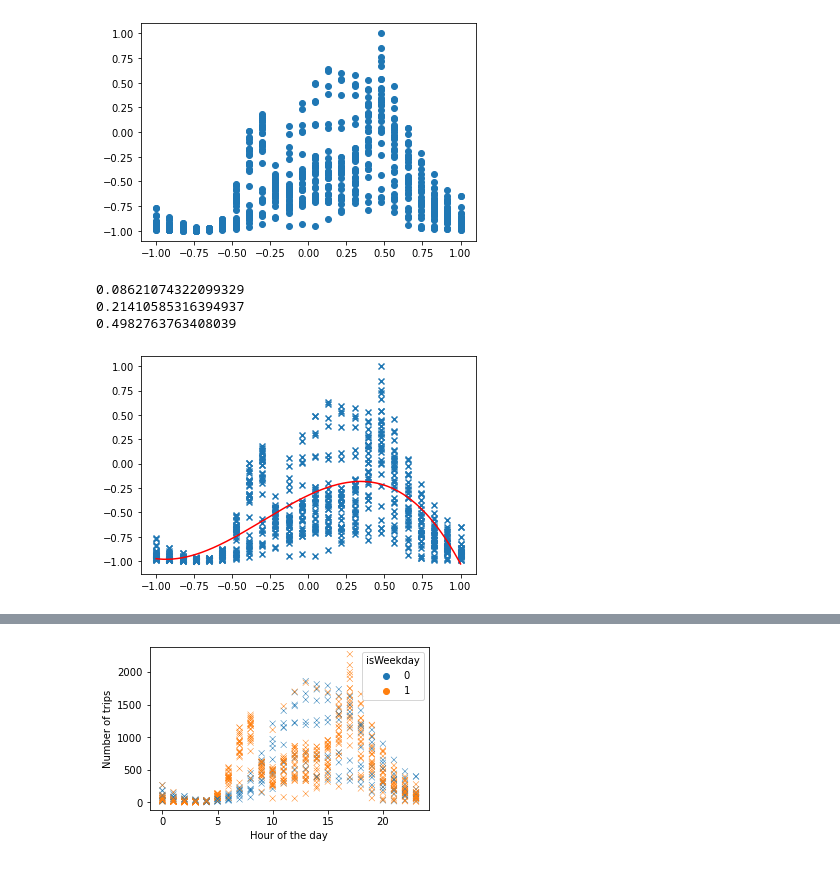
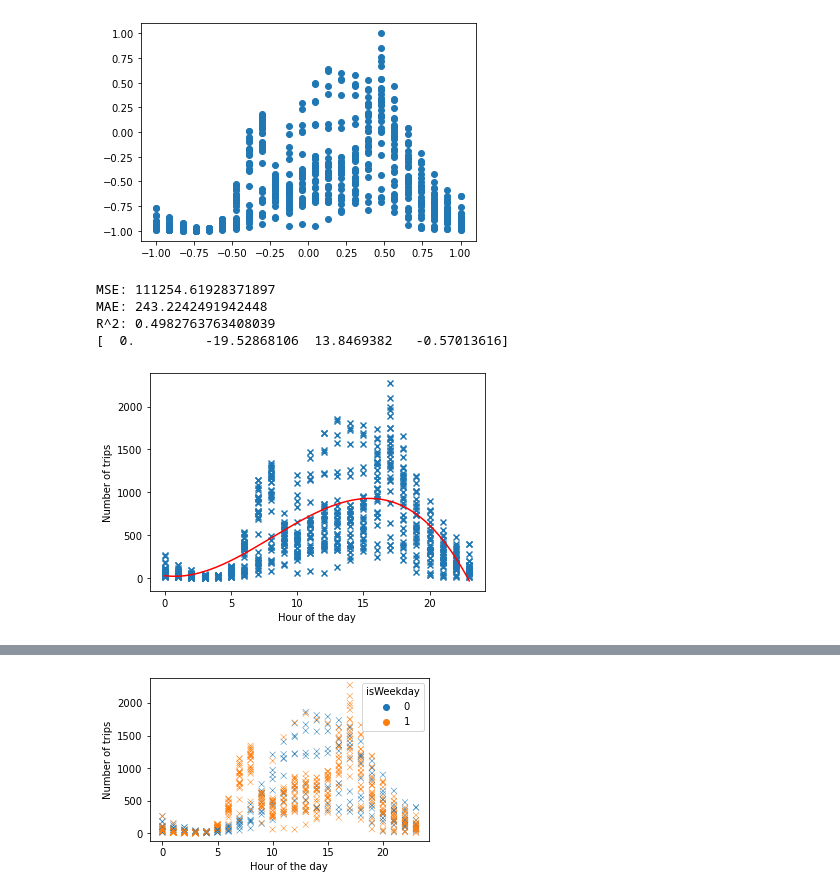
Before and after one commit to agruenb/PrescriptiveStruggle_BikeSharing, a Jupyter notebook: adrianWorkspace/getting familiar with predictions.ipynb, the cells around one changed output, grey strips where cells are left out. Cells and saved outputs as stored; diff of their text form; code cells hidden in the pictures.

Commit message:
added more predictions including standardization/poly features

```diff
--- a/adrianWorkspace/getting familiar with predictions.ipynb
+++ b/adrianWorkspace/getting familiar with predictions.ipynb
@@ -69,27 +71,31 @@ plt.scatter(x,y)
 <matplotlib.collections.PathCollection at 0x...>
 [figure]
 # %%
-def regr(d):
+def regr(x,y,d):
     #create features
     PF = PolynomialFeatures(degree = d,interaction_only = False, include_bias = True)
     hour_poly = PF.fit_transform(x.reshape(-1,1))
     # create regression
     regression = LinearRegression()
     #normalize values
     regression.fit(hour_poly,y)
     #create curve
-    reg_line_points = np.linspace(-1,1,400)
+    reg_line_points = np.linspace(min(x),max(x),400)
     trans_curve = PF.fit_transform(reg_line_points.reshape(-1,1))
     reg_curve = regression.predict(trans_curve)
 
     plt.plot(reg_line_points,reg_curve,color="red")
     plt.scatter(x,y,marker="x")
-    print(mean_squared_error(y,regression.predict(hour_poly)))
-    print(mean_absolute_error(y,regression.predict(hour_poly)))
-    print(r2_score(y,regression.predict(hour_poly)))
-regr(3)
+    plt.xlabel("Hour of the day")
+    plt.ylabel("Number of trips")
+    print("MSE: "+str(mean_squared_error(y,regression.predict(hour_poly))))
+    print("MAE: "+str(mean_absolute_error(y,regression.predict(hour_poly))))
+    print("R^2: "+ str(r2_score(y,regression.predict(hour_poly))))
+    print(regression.coef_)
+regr(may_hour_day["hour"].values,may_hour_day["number_of_trips"].values,3)
 # %% [output]
-0.08621074322099329
-0.21410585316394937
-0.4982763763408039
+MSE: 111254.61928371897
+MAE: 243.2242491942448
+R^2: 0.4982763763408039
+[  0.         -19.52868106  13.8469382   -0.57013616]
-[figure, old version]
+[figure, new version]
```
Also changed, not shown: parts of 21 cells of this notebook.
